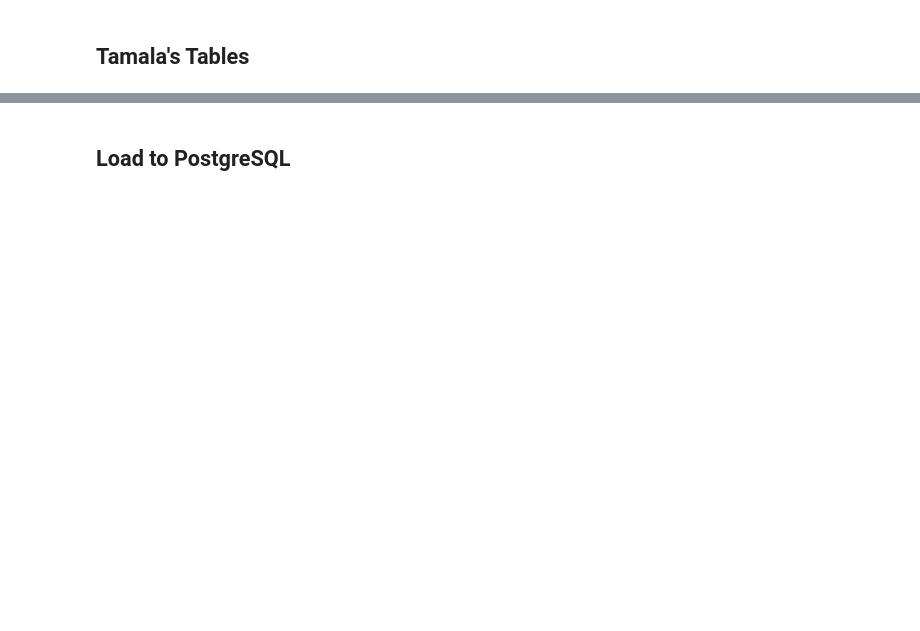
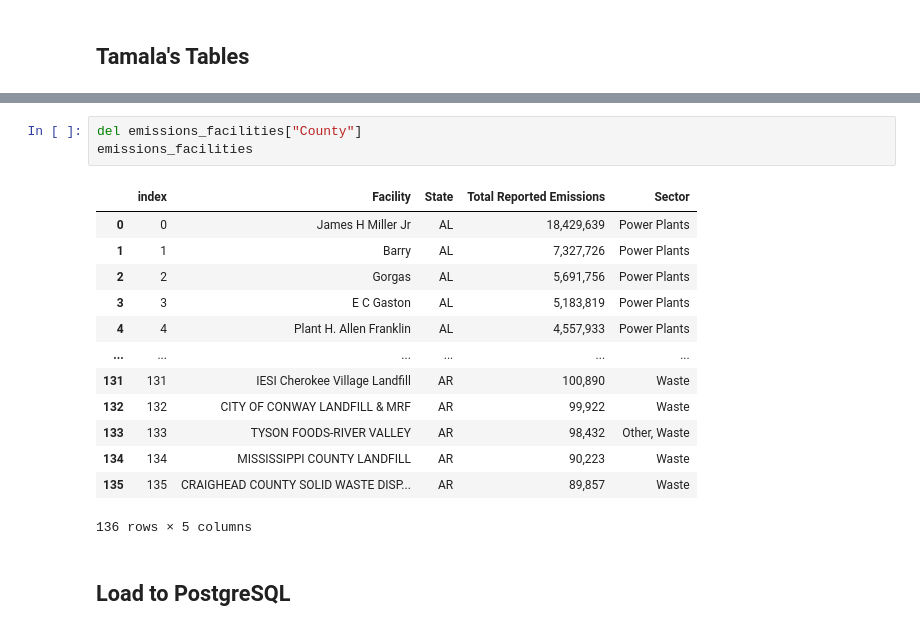
Before and after one commit to sfroonjian/ETL-Greenhouse-Gas-Emissions, a Jupyter notebook: final_combined_notebooks.ipynb, the cells around one changed output, grey strips where cells are left out. Drawn from its saved outputs; the diff is of its cells as text; blank space fills up the shorter version.

```diff
--- a/combined_notebooks.ipynb
+++ b/final_combined_notebooks.ipynb
@@ -478,2 +731,19 @@ wri_data
+# %%
+del emissions_facilities["County"]
+emissions_facilities
+# %% [output]
+|  | index | Facility | State | Total Reported Emissions | Sector |
+| 0 | 0 | James H Miller Jr | AL | 18,429,639 | Power Plants |
+| 1 | 1 | Barry | AL | 7,327,726 | Power Plants |
+| 2 | 2 | Gorgas | AL | 5,691,756 | Power Plants |
+| 3 | 3 | E C Gaston | AL | 5,183,819 | Power Plants |
+| 4 | 4 | Plant H. Allen Franklin | AL | 4,557,933 | Power Plants |
+| ... | ... | ... | ... | ... | ... |
+| 131 | 131 | IESI Cherokee Village Landfill | AR | 100,890 | Waste |
+| 132 | 132 | CITY OF CONWAY LANDFILL & MRF | AR | 99,922 | Waste |
+| 133 | 133 | TYSON FOODS-RIVER VALLEY | AR | 98,432 | Other, Waste |
+| 134 | 134 | MISSISSIPPI COUNTY LANDFILL | AR | 90,223 | Waste |
+| 135 | 135 | CRAIGHEAD COUNTY SOLID WASTE DISP... | AR | 89,857 | Waste |
+136 rows × 5 columns
 # %% [markdown]
 ## Load to PostgreSQL
```
Also changed, not shown: parts of 34 cells of this notebook, 3 other files.
